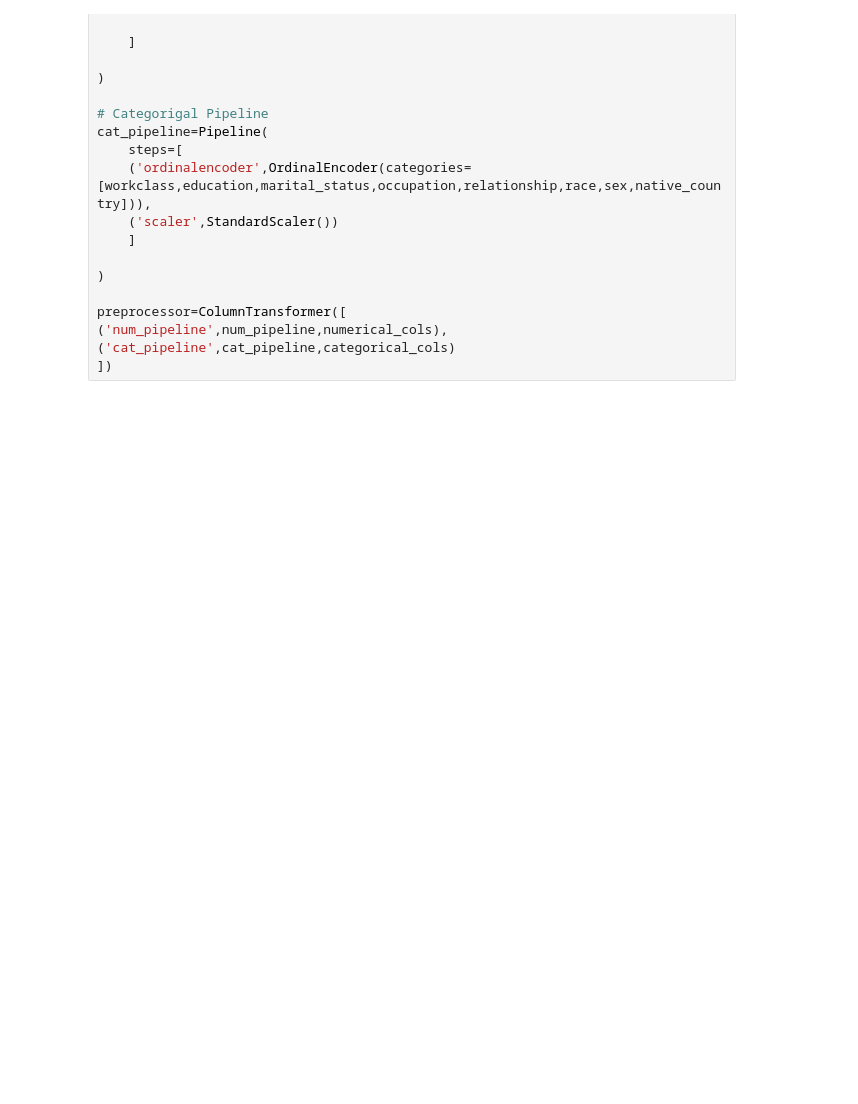
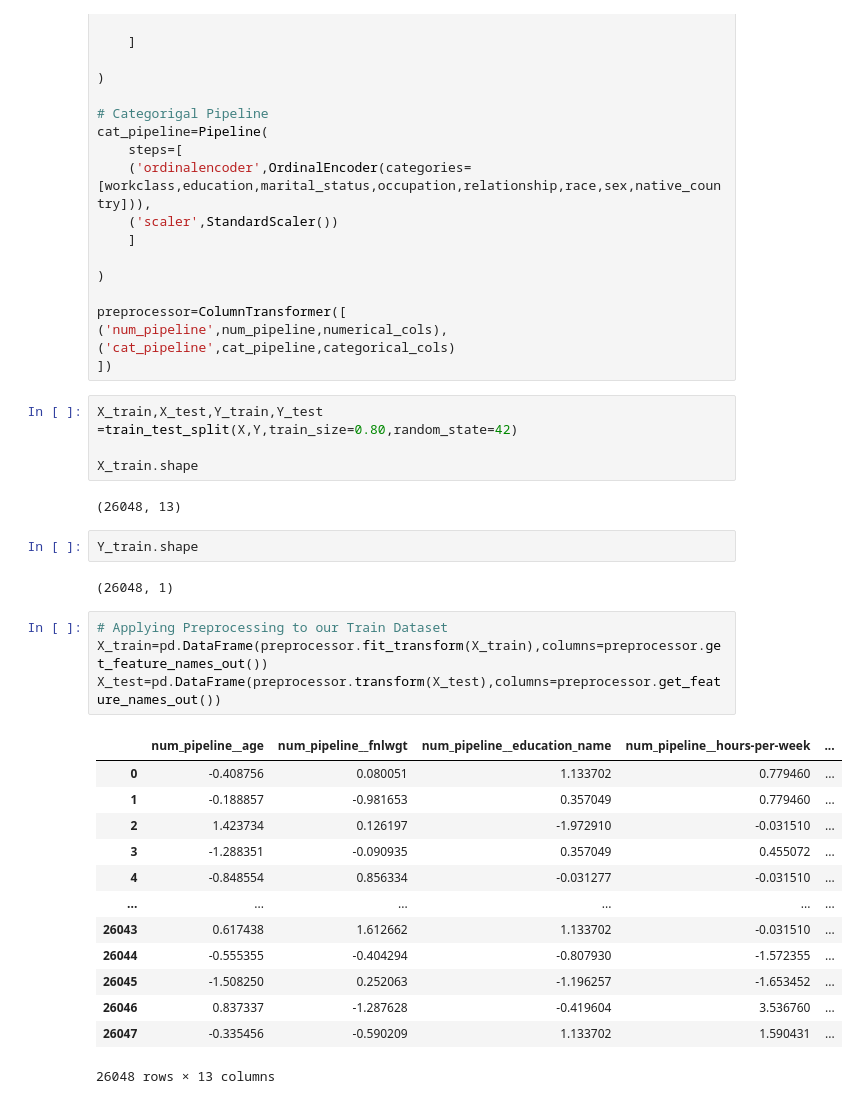
Before and after one commit to DPrakashMewari/BankClassification, a Jupyter notebook: notebook/Model Building.ipynb, the cells around one changed output. Saved outputs shown, nothing was run; the diff lists cells and outputs as text; blank space fills up the shorter version.

```diff
--- a/notebook/Model Building.ipynb
+++ b/notebook/Model Building.ipynb
@@ -116,3 +118,31 @@ preprocessor=ColumnTransformer([
 ('num_pipeline',num_pipeline,numerical_cols),
 ('cat_pipeline',cat_pipeline,categorical_cols)
 ])
+# %%
+X_train,X_test,Y_train,Y_test =train_test_split(X,Y,train_size=0.80,random_state=42)
+
+X_train.shape
+# %% [output]
+(26048, 13)
+# %%
+Y_train.shape
+# %% [output]
+(26048, 1)
+# %%
+# Applying Preprocessing to our Train Dataset
+X_train=pd.DataFrame(preprocessor.fit_transform(X_train),columns=preprocessor.get_feature_names_out())
+X_test=pd.DataFrame(preprocessor.transform(X_test),columns=preprocessor.get_feature_names_out())
+# %% [output]
+|  | num_pipeline__age | num_pipeline__fnlwgt | num_pipeline__education_name | num_pipeline__hours-per-week | ... |
+| 0 | -0.408756 | 0.080051 | 1.133702 | 0.779460 | ... |
+| 1 | -0.188857 | -0.981653 | 0.357049 | 0.779460 | ... |
+| 2 | 1.423734 | 0.126197 | -1.972910 | -0.031510 | ... |
+| 3 | -1.288351 | -0.090935 | 0.357049 | 0.455072 | ... |
+| 4 | -0.848554 | 0.856334 | -0.031277 | -0.031510 | ... |
+| ... | ... | ... | ... | ... | ... |
+| 26043 | 0.617438 | 1.612662 | 1.133702 | -0.031510 | ... |
+| 26044 | -0.555355 | -0.404294 | -0.807930 | -1.572355 | ... |
+| 26045 | -1.508250 | 0.252063 | -1.196257 | -1.653452 | ... |
+| 26046 | 0.837337 | -1.287628 | -0.419604 | 3.536760 | ... |
+| 26047 | -0.335456 | -0.590209 | 1.133702 | 1.590431 | ... |
+26048 rows × 13 columns
```
Also changed, not shown: parts of 9 cells of this notebook.
